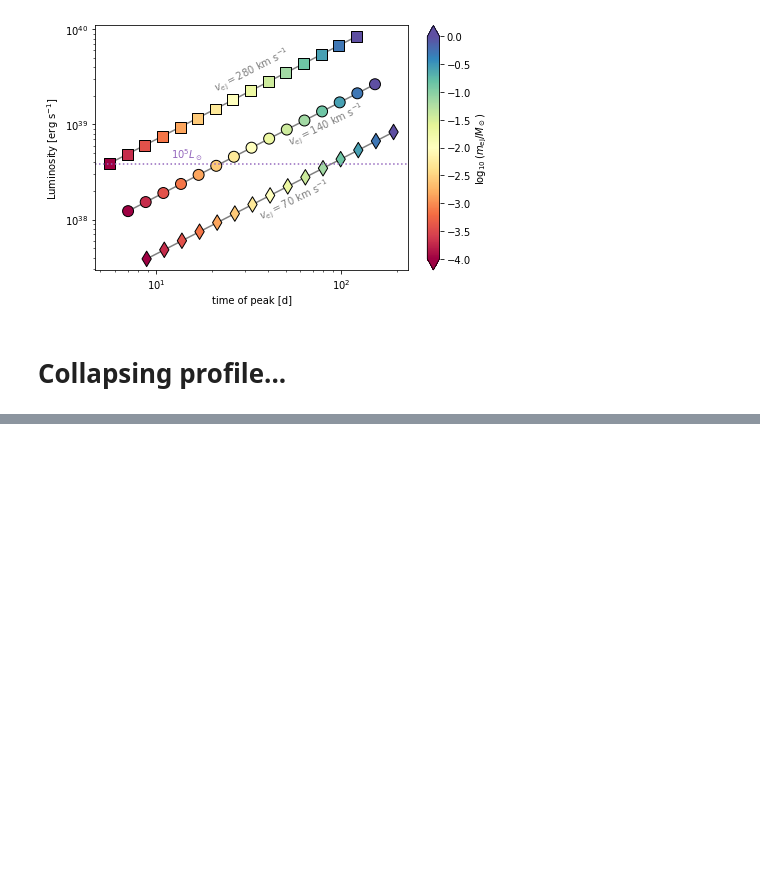
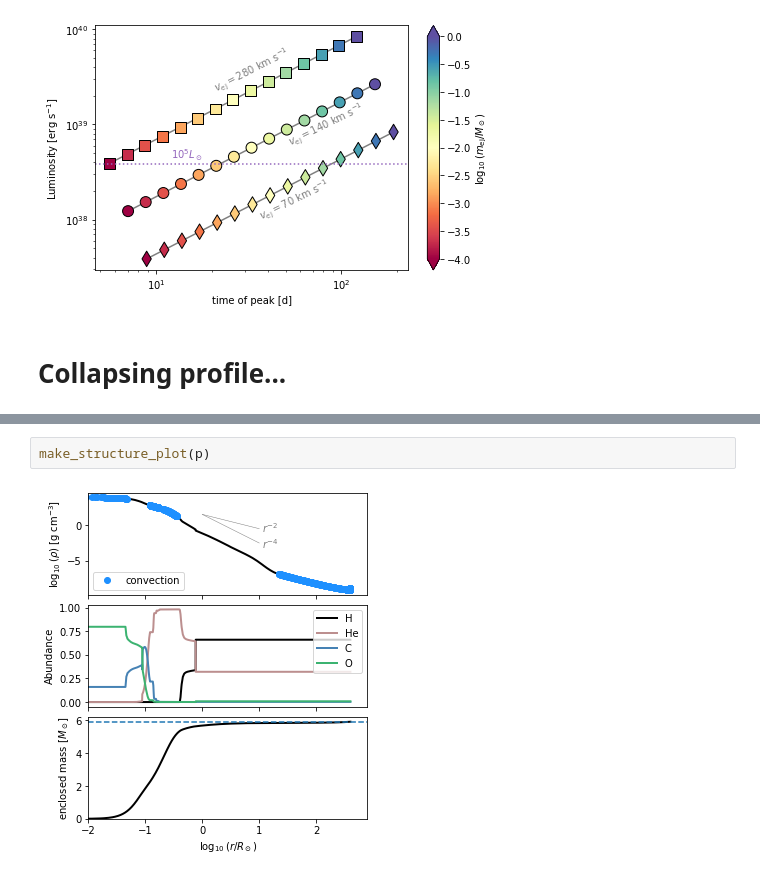
Before and after one commit to morganemacleod/FailedSNCalcs, a Jupyter notebook: MESAfailedSN.ipynb, the cells around one changed output, grey strips where cells are left out. Cells and saved outputs as stored; diff of their text form; blank space fills up the shorter version.

```diff
--- a/MESAfailedSN.ipynb
+++ b/MESAfailedSN.ipynb
@@ -258,0 +258,4 @@ mej= 1.0553283264579694
+# %%
+make_structure_plot(p)
+# %% [output]
+[figure, added]
```
Also changed, not shown: parts of 18 cells of this notebook.
